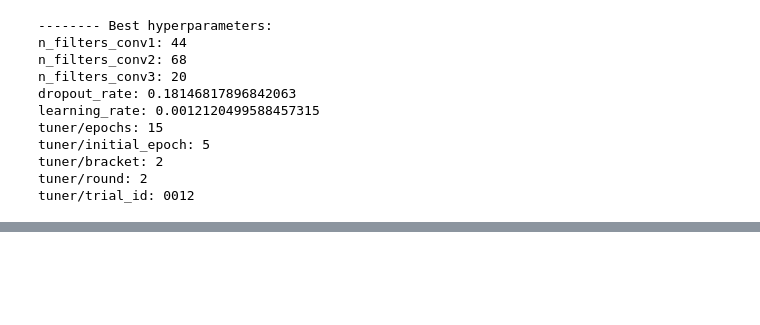
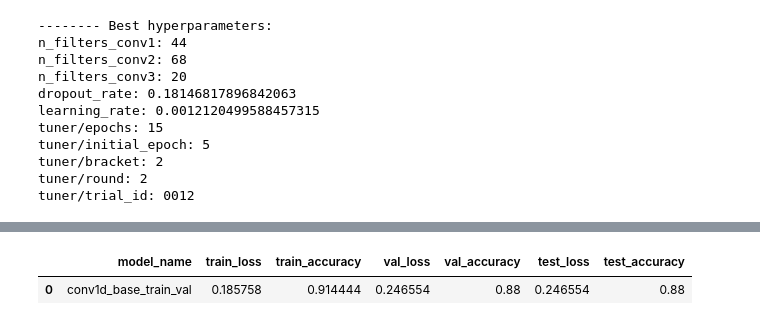
Before and after one commit to jill-data/wind-turbine-state-prediction, a Jupyter notebook: Notebook.ipynb, the cells around one changed output, grey strips where cells are left out. Cells and saved outputs as stored; diff of their text form; code cells hidden in the pictures; blank space fills up the shorter version.

```diff
--- a/Notebook.ipynb
+++ b/Notebook.ipynb
@@ -825,0 +920,13 @@ Best model: Base model. Highest test and val accuracy, but trained the fastest a
+# %%
+train_val_dataset = train_dataset.concatenate(val_dataset)
+# %%
+model = tf.keras.Sequential(
+    [
+        tf.keras.Input(shape=(X.shape[1], X.shape[2])),
+        tf.keras.layers.Conv1D(64, 6, activation="relu"),
+        tf.keras.layers.Flatten(),
+        tf.keras.layers.Dense(4, activation='softmax')
+    ],
+    name='conv1d_base_train_val'
+)
+model.summary()
@@ -825,0 +949,2 @@ Best model: Base model. Highest test and val accuracy, but trained the fastest a
+# %%
+model, metrics = train_model(model, train_val_dataset, test_dataset, test_dataset)
@@ -825,0 +967,5 @@ Best model: Base model. Highest test and val accuracy, but trained the fastest a
+# %%
+pd.DataFrame([metrics], columns=['model_name', 'train_loss', 'train_accuracy', 'val_loss', 'val_accuracy', 'test_loss', 'test_accuracy'])
+# %% [output]
+|  | model_name | train_loss | train_accuracy | val_loss | val_accuracy | test_loss | test_accuracy |
+| 0 | conv1d_base_train_val | 0.185758 | 0.914444 | 0.246554 | 0.88 | 0.246554 | 0.88 |
```
Also changed, not shown: parts of 48 cells of this notebook.
